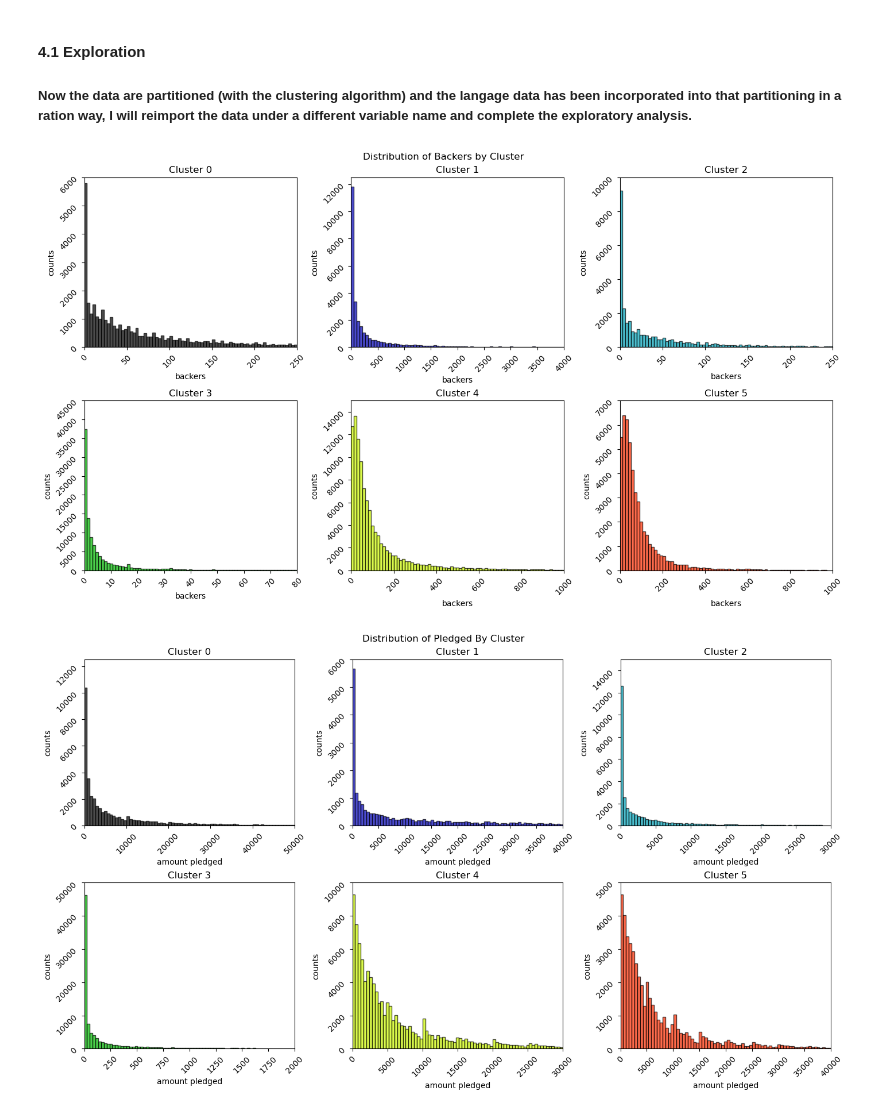
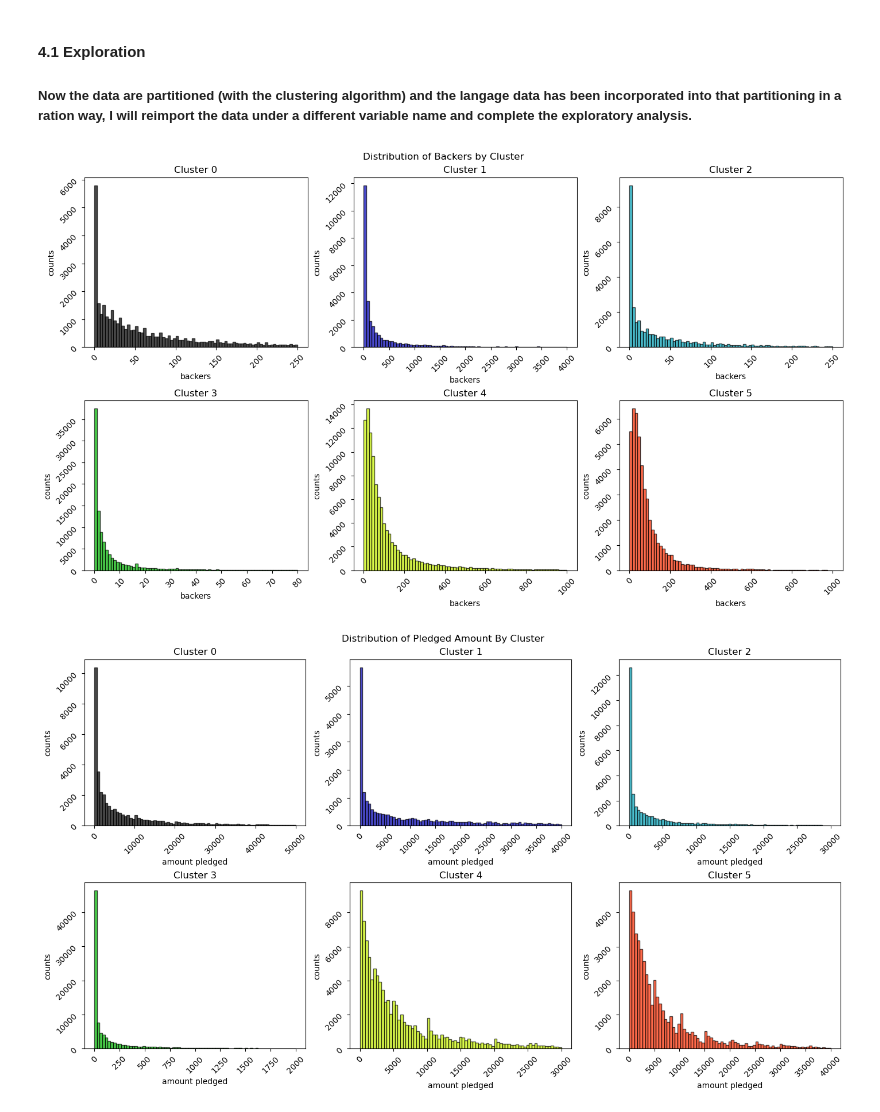
Before and after one commit to jtmartineau/kickstarter-analysis, a Jupyter notebook: WebRobots_KickstarterData/all-kickstarter-analysis.ipynb, the cells around one changed output. Drawn from its saved outputs; the diff is of its cells as text; code cells hidden in the pictures.

Commit message:
modified plots

```diff
--- a/WebRobots_KickstarterData/all-kickstarter-analysis.ipynb
+++ b/WebRobots_KickstarterData/all-kickstarter-analysis.ipynb
@@ -506,25 +478,23 @@ df_analysis = pd.read_csv('./analysis_ready_6_cluster_data.csv')
 # %%
 fig, ((ax0, ax1, ax2), (ax3, ax4, ax5)) = plt.subplots(nrows = 2, ncols = 3, figsize = (14, 8), layout = 'constrained')
 fig.suptitle("Distribution of Backers by Cluster")
 
 backer_x_lims = [250, 4000, 250, 80, 1000, 1000]
 backer_y_lims = [6e3, 1.25e4, 1e4, 4.5e4, 1.5e4, 7e3]
 for index, ax in enumerate((ax0, ax1, ax2, ax3, ax4, ax5)):
     hist_data = df_6_clusters.loc[df_6_clusters['labels_6_clusters'] == index , :]
     hist_data = hist_data.loc[hist_data['backers_count'] <= backer_x_lims[index], 'backers_count'].values
     ax.tick_params(rotation = 45)
     ax.set_title('Cluster {}'.format(index))
     ax.set_xlabel('backers')
     ax.set_ylabel('counts')
-    ax.set_xlim([0, backer_x_lims[index]])
-    ax.set_ylim([0, backer_y_lims[index]])
     color = cm.nipy_spectral(float(index/len(backer_x_lims)))
     ax.hist(hist_data, 75, facecolor = color, edgecolor = 'k', alpha = 0.7)
 # %% [output]
-[figure, old version]
+[figure, new version]
 # %%
 fig, ((ax0, ax1, ax2), (ax3, ax4, ax5)) = plt.subplots(nrows = 2, ncols = 3, figsize = (14, 8), layout = 'constrained')
-fig.suptitle("Distribution of Pledged By Cluster")
+fig.suptitle("Distribution of Pledged Amount By Cluster")
 
 pledged_x_lims = [5e4, 4e4, 3e4, 2e3, 3e4, 4e4]
 pledged_y_lims = [1.25e4, 6e3, 1.5e4, 5e4, 1e4, 5e3]
@@ -535,9 +505,7 @@ for index, ax in enumerate((ax0, ax1, ax2, ax3, ax4, ax5)):
     ax.set_title('Cluster {}'.format(index))
     ax.set_xlabel('amount pledged')
     ax.set_ylabel('counts')
-    ax.set_xlim([0, pledged_x_lims[index]])
-    ax.set_ylim([0, pledged_y_lims[index]])
     color = cm.nipy_spectral(float(index/len(backer_x_lims)))
     ax.hist(hist_data, 75, facecolor = color, edgecolor = 'k', alpha = 0.7)
 # %% [output]
-[figure, old version]
+[figure, new version]
```
Also changed, not shown: parts of 6 cells of this notebook.
